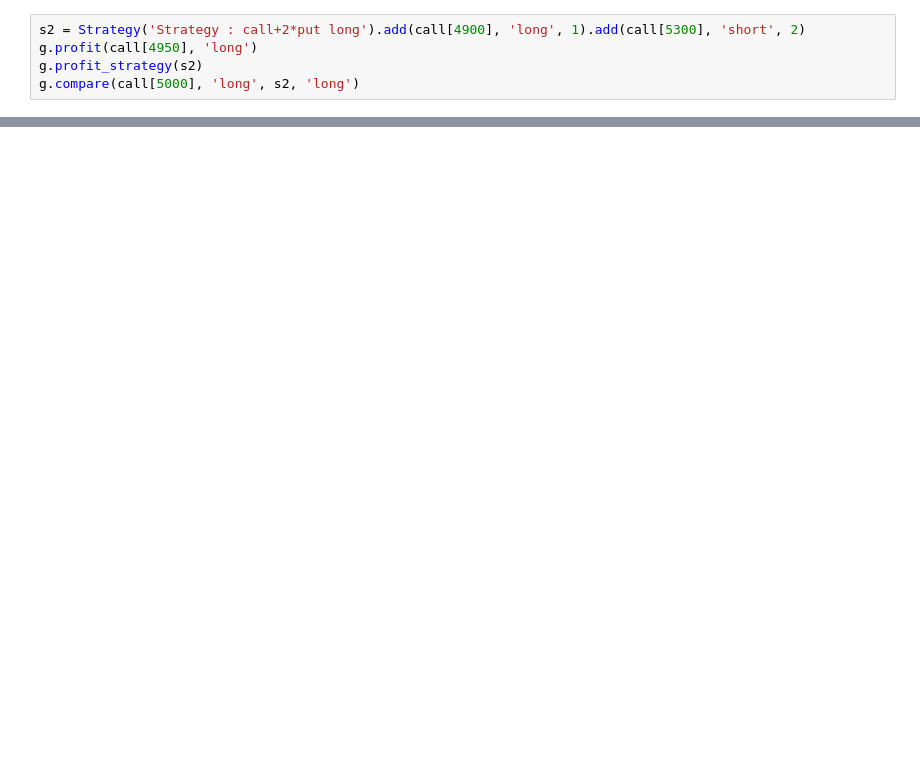
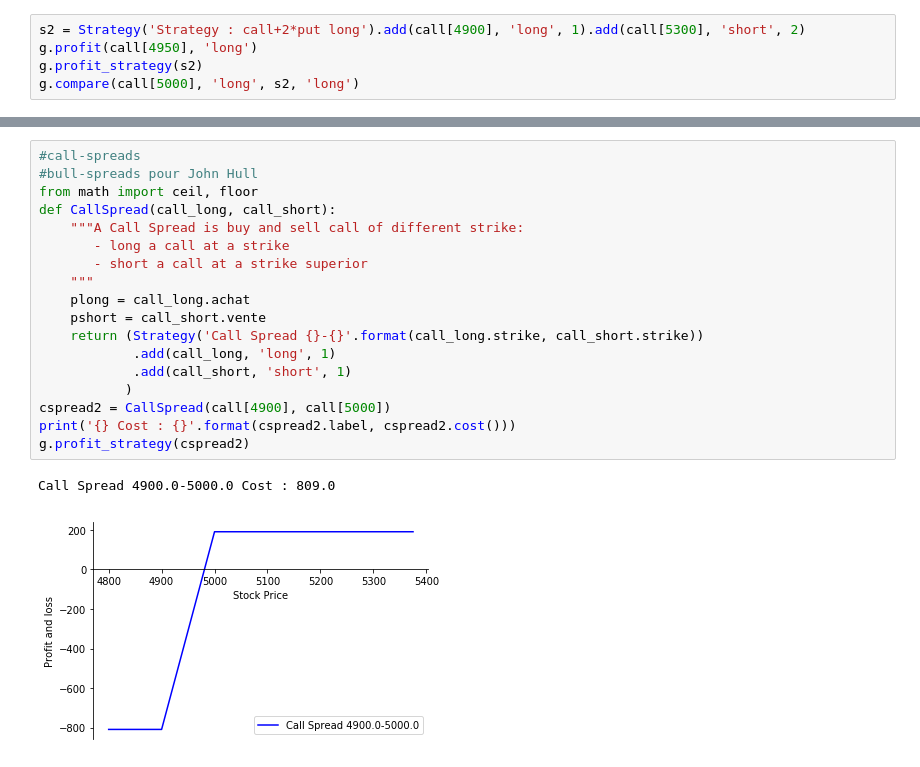
Before and after one commit to splanquart/spoption, a Jupyter notebook: test scrapper.ipynb, the cells around one changed output, grey strips where cells are left out. Cells and saved outputs as stored; diff of their text form; blank space fills up the shorter version.

```diff
--- a/test scrapper.ipynb
+++ b/test scrapper.ipynb
@@ -68,0 +109,21 @@ Straddle Cost : 104.0
+# %%
+#call-spreads
+#bull-spreads pour John Hull
+from math import ceil, floor
+def CallSpread(call_long, call_short):
+    """A Call Spread is buy and sell call of different strike:
+       - long a call at a strike
+       - short a call at a strike superior
+    """
+    plong = call_long.achat
+    pshort = call_short.vente
+    return (Strategy('Call Spread {}-{}'.format(call_long.strike, call_short.strike))
+            .add(call_long, 'long', 1)
+            .add(call_short, 'short', 1)
+           )
+cspread2 = CallSpread(call[4900], call[5000])
+print('{} Cost : {}'.format(cspread2.label, cspread2.cost()))
+g.profit_strategy(cspread2)
+# %% [output]
+Call Spread 4900.0-5000.0 Cost : 809.0
+[figure, added]
```
Also changed, not shown: parts of 13 cells of this notebook, 2 other files.
